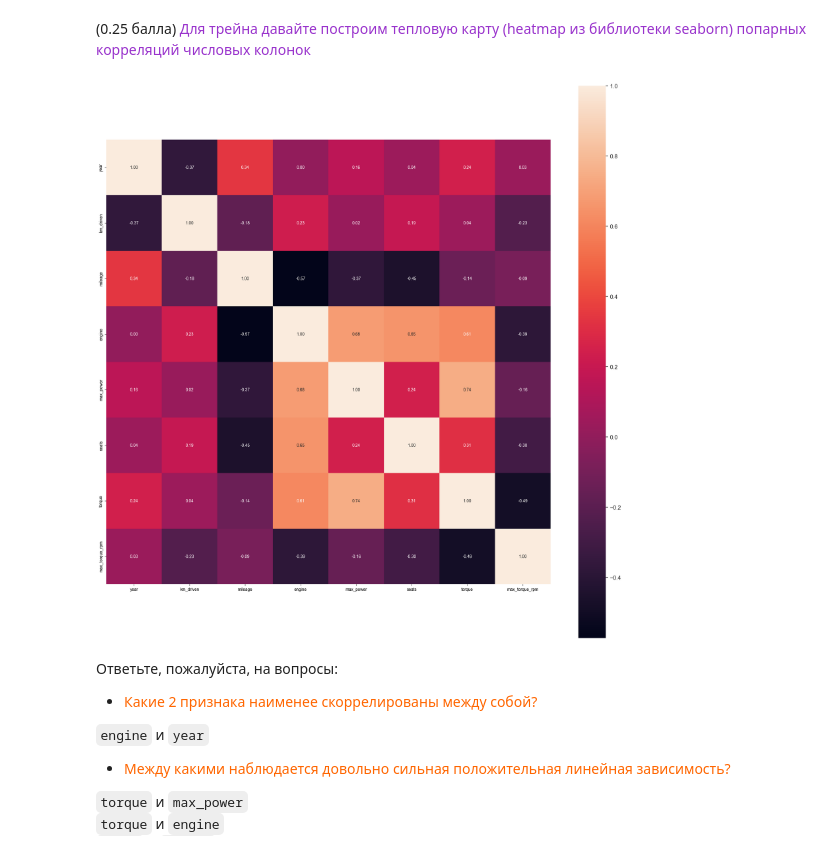
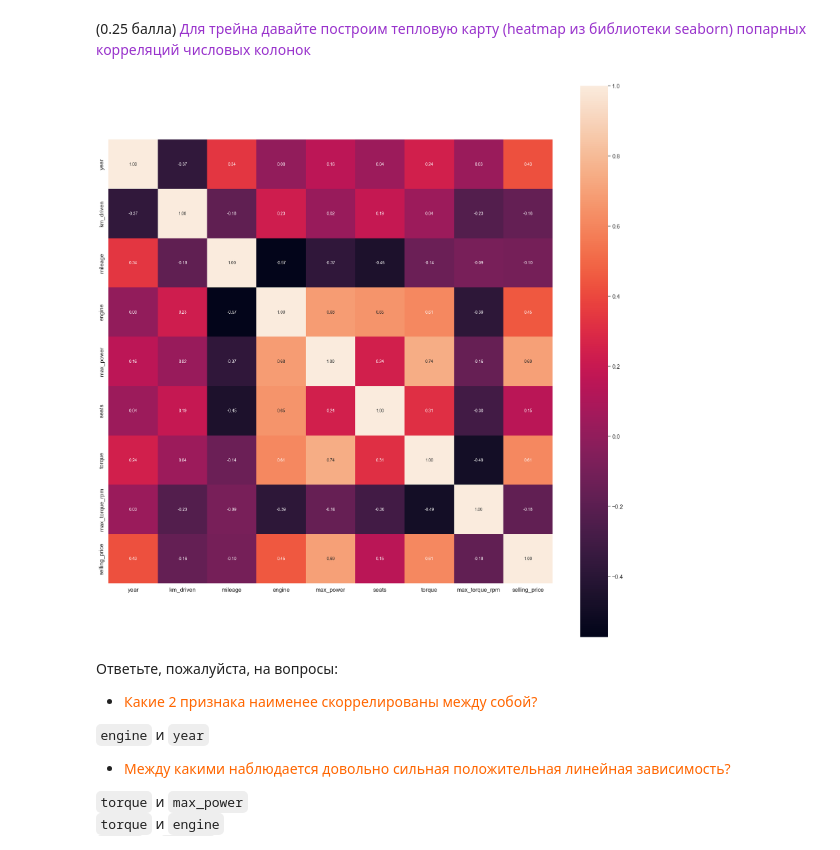
Before and after one commit to olegoid/MLDS_ML_2022, a Jupyter notebook: Hometasks/HT1/HW1_Regression_with_inference.ipynb, the cells around one changed output. Cells and saved outputs as stored; diff of their text form; code cells hidden in the pictures.

```diff
--- a/Hometasks/HT1/HW1_Regression_with_inference.ipynb
+++ b/Hometasks/HT1/HW1_Regression_with_inference.ipynb
@@ -431,18 +431,18 @@ sns.pairplot(df_test)
 (0.25 балла) <font color='#9933CC'>Для трейна давайте построим тепловую карту (heatmap из библиотеки seaborn) попарных корреляций числовых колонок</font>
 # %%
 
-numerical_features = ['year', 'km_driven', 'mileage', 'engine', 'max_power', 'seats', 'torque', 'max_torque_rpm']
+numerical_features = ['year', 'km_driven', 'mileage', 'engine', 'max_power', 'seats', 'torque', 'max_torque_rpm', 'selling_price']
 corr_matrix = df_train[numerical_features].corr()
 k = 45
 cols = corr_matrix.index
 cm = np.corrcoef(df_train[cols].values.T.astype(float))
 plt.subplots(figsize=(24,24));
 sns.set(font_scale=1.25)
 hm = sns.heatmap(cm, cbar=True, annot=True, square=True,
                  fmt='.2f', annot_kws={'size': 10}, yticklabels=cols.values, xticklabels=cols.values)
 plt.show()
 # %% [output]
-[figure, old version]
+[figure, new version]
 # %% [markdown]
 Ответьте, пожалуйста, на вопросы:
 * <font color='#FF6600'>Какие 2 признака наименее скоррелированы между собой?</font>
```
Also changed, not shown: parts of 21 cells of this notebook.
